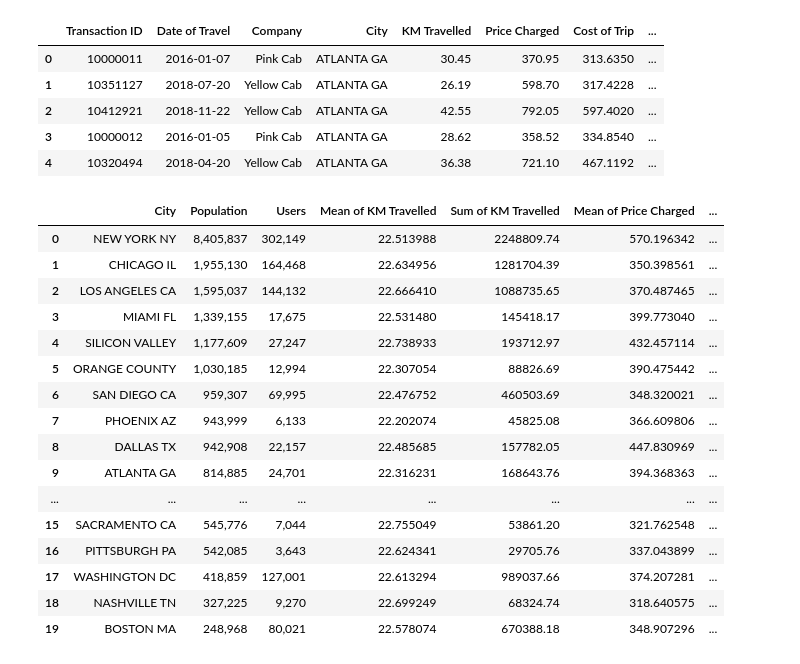
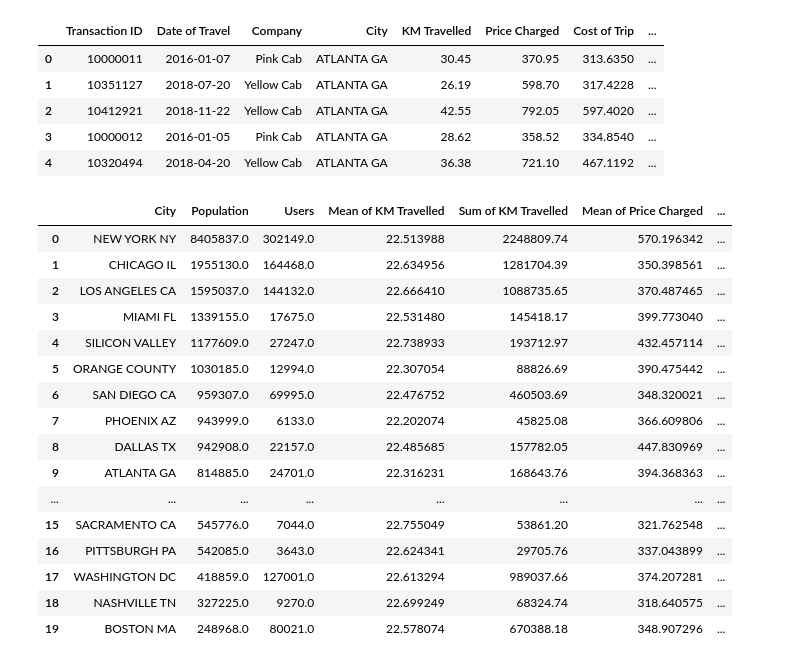
Before and after one commit to HikariXuXu/DataScienceIntern-DataGlacier, a Jupyter notebook: Week 2/G2M.ipynb, the cells around one changed output. Saved outputs shown, nothing was run; the diff lists cells and outputs as text; code cells hidden in the pictures.

```diff
--- a/Week 2/G2M.ipynb
+++ b/Week 2/G2M.ipynb
@@ -150,30 +150,36 @@ df.head()
 df["Profit"] = df["Price Charged"] - df["Cost of Trip"]
 df["Profit Per KM"] = df["Profit"] / df["KM Travelled"]
 # %%
+# Attribute 'Population' and "Users" should be integers
+city_df['Population'] = [x.replace(',','') for x in city_df['Population']]
+city_df['Users'] = [x.replace(',','') for x in city_df['Users']]
+city_df[["Population", "Users"]] = city_df[["Population", "Users"]].astype(float)
 # Add features to city dataframe
 city_df["Mean of KM Travelled"] = city_df["City"].apply(lambda x: np.mean(df[df["City"] == x]["KM Travelled"]))
 city_df["Sum of KM Travelled"] = city_df["City"].apply(lambda x: np.sum(df[df["City"] == x]["KM Travelled"]))
 city_df["Mean of Price Charged"] = city_df["City"].apply(lambda x: np.mean(df[df["City"] == x]["Price Charged"]))
 city_df["Mean of Cost of Trip"] = city_df["City"].apply(lambda x: np.mean(df[df["City"] == x]["Cost of Trip"]))
 city_df["Mean of Profit"] = city_df["City"].apply(lambda x: np.mean(df[df["City"] == x]["Profit"]))
 city_df["Sum of Profit"] = city_df["City"].apply(lambda x: np.sum(df[df["City"] == x]["Profit"]))
 city_df["Profit Per KM"] = city_df["Sum of Profit"] / city_df["Sum of KM Travelled"]
+city_df["Mean of Age"] = city_df["City"].apply(lambda x: np.mean(df[df["City"] == x]["Age"]))
+city_df["Mean of Income"] = city_df["City"].apply(lambda x: np.mean(df[df["City"] == x]["Income (USD/Month)"]))
 city_df
 # %% [output]
 |  | City | Population | Users | Mean of KM Travelled | Sum of KM Travelled | Mean of Price Charged | ... |
-| 0 | NEW YORK NY | 8,405,837 | 302,149 | 22.513988 | 2248809.74 | 570.196342 | ... |
-| 1 | CHICAGO IL | 1,955,130 | 164,468 | 22.634956 | 1281704.39 | 350.398561 | ... |
-| 2 | LOS ANGELES CA | 1,595,037 | 144,132 | 22.666410 | 1088735.65 | 370.487465 | ... |
-| 3 | MIAMI FL | 1,339,155 | 17,675 | 22.531480 | 145418.17 | 399.773040 | ... |
-| 4 | SILICON VALLEY | 1,177,609 | 27,247 | 22.738933 | 193712.97 | 432.457114 | ... |
-| 5 | ORANGE COUNTY | 1,030,185 | 12,994 | 22.307054 | 88826.69 | 390.475442 | ... |
-| 6 | SAN DIEGO CA | 959,307 | 69,995 | 22.476752 | 460503.69 | 348.320021 | ... |
-| 7 | PHOENIX AZ | 943,999 | 6,133 | 22.202074 | 45825.08 | 366.609806 | ... |
-| 8 | DALLAS TX | 942,908 | 22,157 | 22.485685 | 157782.05 | 447.830969 | ... |
-| 9 | ATLANTA GA | 814,885 | 24,701 | 22.316231 | 168643.76 | 394.368363 | ... |
+| 0 | NEW YORK NY | 8405837.0 | 302149.0 | 22.513988 | 2248809.74 | 570.196342 | ... |
+| 1 | CHICAGO IL | 1955130.0 | 164468.0 | 22.634956 | 1281704.39 | 350.398561 | ... |
+| 2 | LOS ANGELES CA | 1595037.0 | 144132.0 | 22.666410 | 1088735.65 | 370.487465 | ... |
+| 3 | MIAMI FL | 1339155.0 | 17675.0 | 22.531480 | 145418.17 | 399.773040 | ... |
+| 4 | SILICON VALLEY | 1177609.0 | 27247.0 | 22.738933 | 193712.97 | 432.457114 | ... |
+| 5 | ORANGE COUNTY | 1030185.0 | 12994.0 | 22.307054 | 88826.69 | 390.475442 | ... |
+| 6 | SAN DIEGO CA | 959307.0 | 69995.0 | 22.476752 | 460503.69 | 348.320021 | ... |
+| 7 | PHOENIX AZ | 943999.0 | 6133.0 | 22.202074 | 45825.08 | 366.609806 | ... |
+| 8 | DALLAS TX | 942908.0 | 22157.0 | 22.485685 | 157782.05 | 447.830969 | ... |
+| 9 | ATLANTA GA | 814885.0 | 24701.0 | 22.316231 | 168643.76 | 394.368363 | ... |
 | ... | ... | ... | ... | ... | ... | ... | ... |
-| 15 | SACRAMENTO CA | 545,776 | 7,044 | 22.755049 | 53861.20 | 321.762548 | ... |
-| 16 | PITTSBURGH PA | 542,085 | 3,643 | 22.624341 | 29705.76 | 337.043899 | ... |
-| 17 | WASHINGTON DC | 418,859 | 127,001 | 22.613294 | 989037.66 | 374.207281 | ... |
-| 18 | NASHVILLE TN | 327,225 | 9,270 | 22.699249 | 68324.74 | 318.640575 | ... |
-| 19 | BOSTON MA | 248,968 | 80,021 | 22.578074 | 670388.18 | 348.907296 | ... |
+| 15 | SACRAMENTO CA | 545776.0 | 7044.0 | 22.755049 | 53861.20 | 321.762548 | ... |
+| 16 | PITTSBURGH PA | 542085.0 | 3643.0 | 22.624341 | 29705.76 | 337.043899 | ... |
+| 17 | WASHINGTON DC | 418859.0 | 127001.0 | 22.613294 | 989037.66 | 374.207281 | ... |
+| 18 | NASHVILLE TN | 327225.0 | 9270.0 | 22.699249 | 68324.74 | 318.640575 | ... |
+| 19 | BOSTON MA | 248968.0 | 80021.0 | 22.578074 | 670388.18 | 348.907296 | ... |
```
Also changed, not shown: parts of 24 cells of this notebook.
